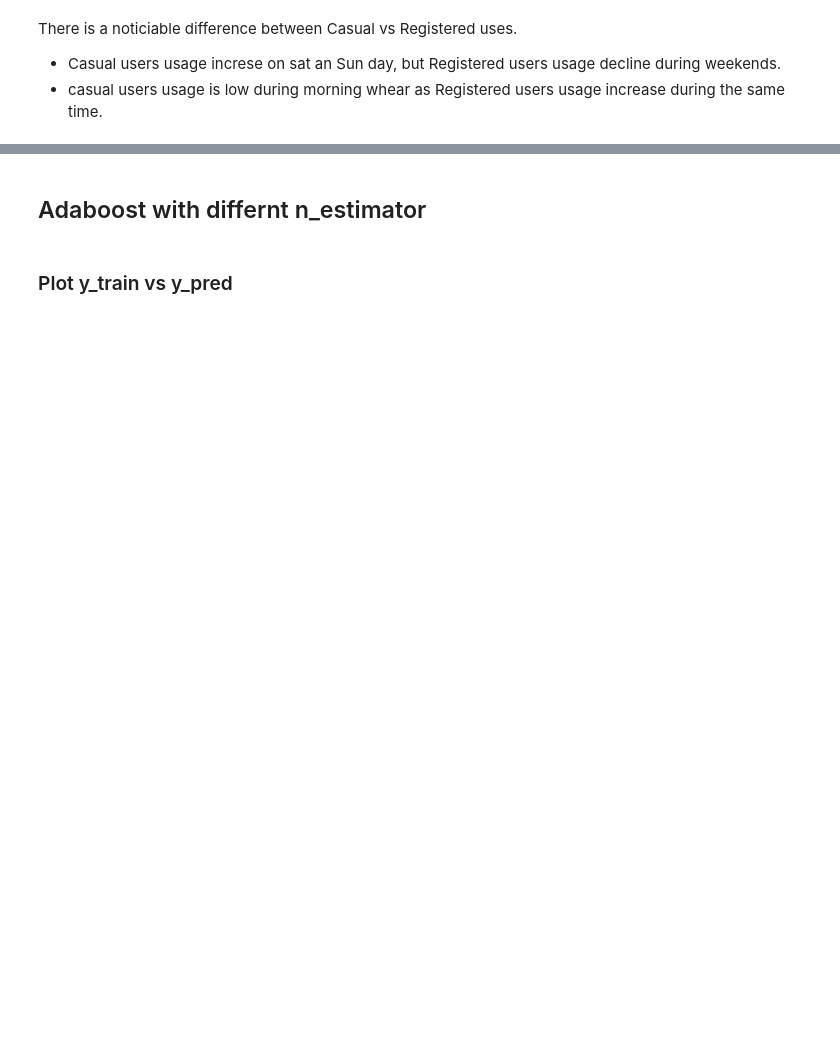
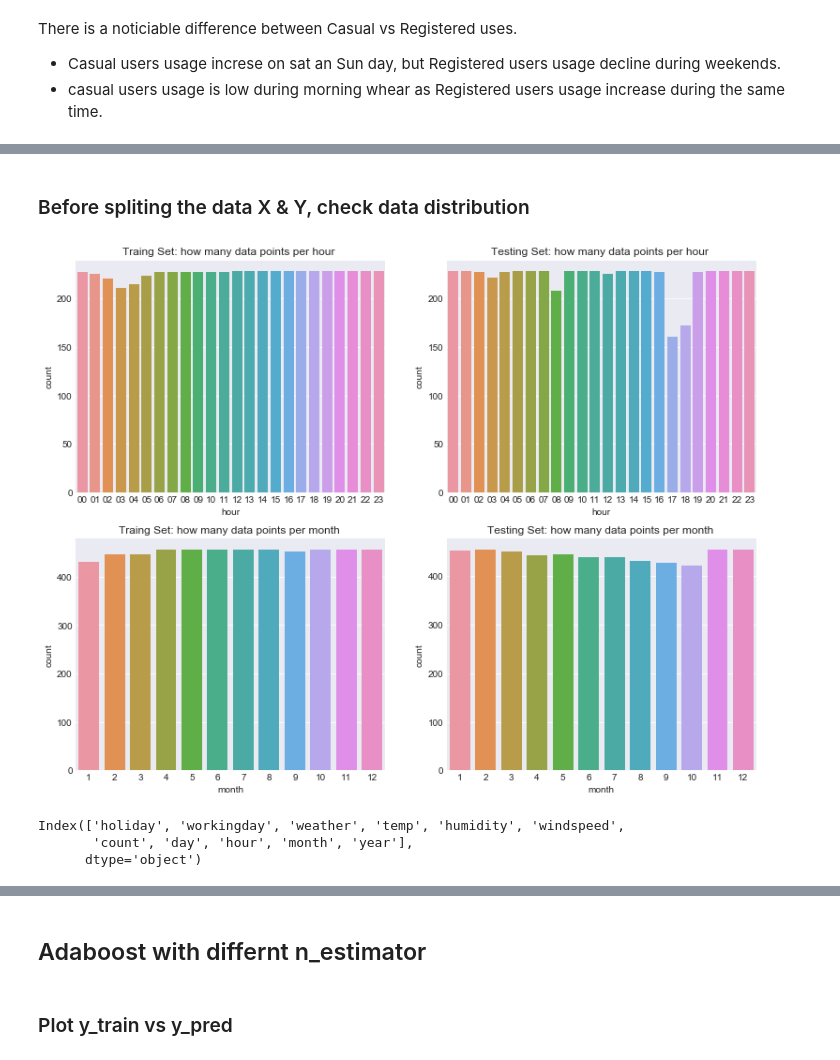
Before and after one commit to nxshimada/machine-learning, a Jupyter notebook: projects/capstone/Capstone Project.ipynb, the cells around one changed output, grey strips where cells are left out. Saved outputs shown, nothing was run; the diff lists cells and outputs as text; code cells hidden in the pictures; blank space fills up the shorter version.

```diff
--- a/projects/capstone/Capstone Project.ipynb
+++ b/projects/capstone/Capstone Project.ipynb
@@ -461,0 +472,35 @@ Name: count, dtype: int64
+# %% [markdown]
+### Before spliting the data X & Y, check data distribution
+# %%
+
+train_summary_month = train_df[['month','hour','day']].groupby(['month']).count().reset_index()
+test_summary_month = test_df[['month','hour','day']].groupby(['month']).count().reset_index()
+train_summary_hour = train_df[['month','hour','day']].groupby(['hour']).count().reset_index()
+test_summary_hour = test_df[['month','hour','day']].groupby(['hour']).count().reset_index()
+
+
+fig, axes = plt.subplots(2,2)
+fig.set_size_inches(13,10)
+
+sn.barplot(x='hour',y='day',data=train_summary_hour, ax=axes[0,0])
+sn.barplot(x='hour',y='day',data=test_summary_hour, ax=axes[0,1])
+
+sn.barplot(x='month',y='day',data=train_summary_month, ax=axes[1,0])
+sn.barplot(x='month',y='day',data=test_summary_month, ax=axes[1,1])
+
+axes[0,0].set(title="Traing Set: how many data points per hour ", ylabel="count")
+axes[0,1].set(title="Testing Set: how many data points per hour ", ylabel="count")
+axes[1,0].set(title="Traing Set: how many data points per month ", ylabel="count")
+axes[1,1].set(title="Testing Set: how many data points per month ", ylabel="count")
+
+
+plt.show()
+#x_train = train_df.drop(['year','count'], axis=1)
+# %% [output]
+[figure, added]
+# %%
+train_df.columns
+# %% [output]
+Index(['holiday', 'workingday', 'weather', 'temp', 'humidity', 'windspeed',
+       'count', 'day', 'hour', 'month', 'year'],
+      dtype='object')
```
Also changed, not shown: parts of 27 cells of this notebook.
